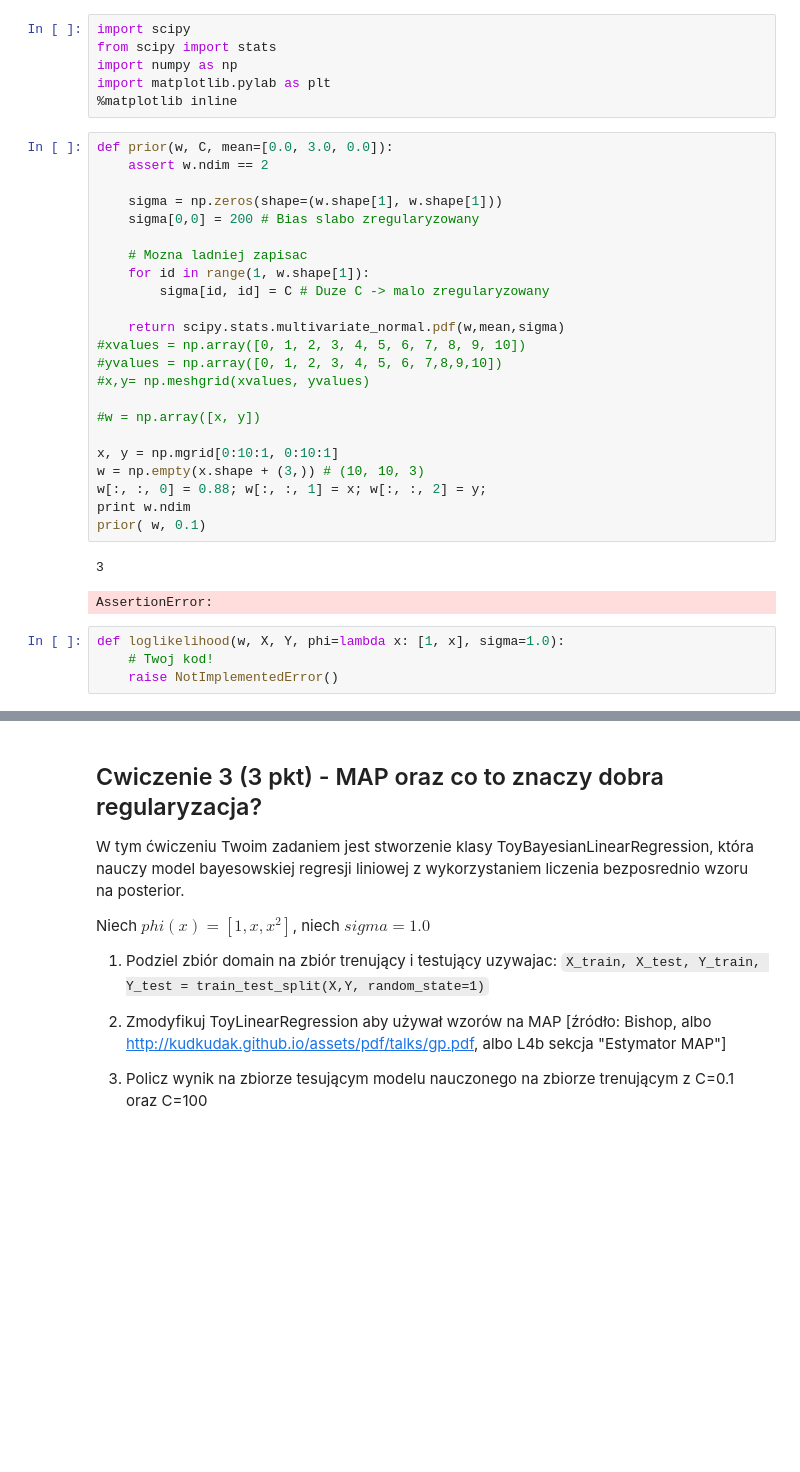
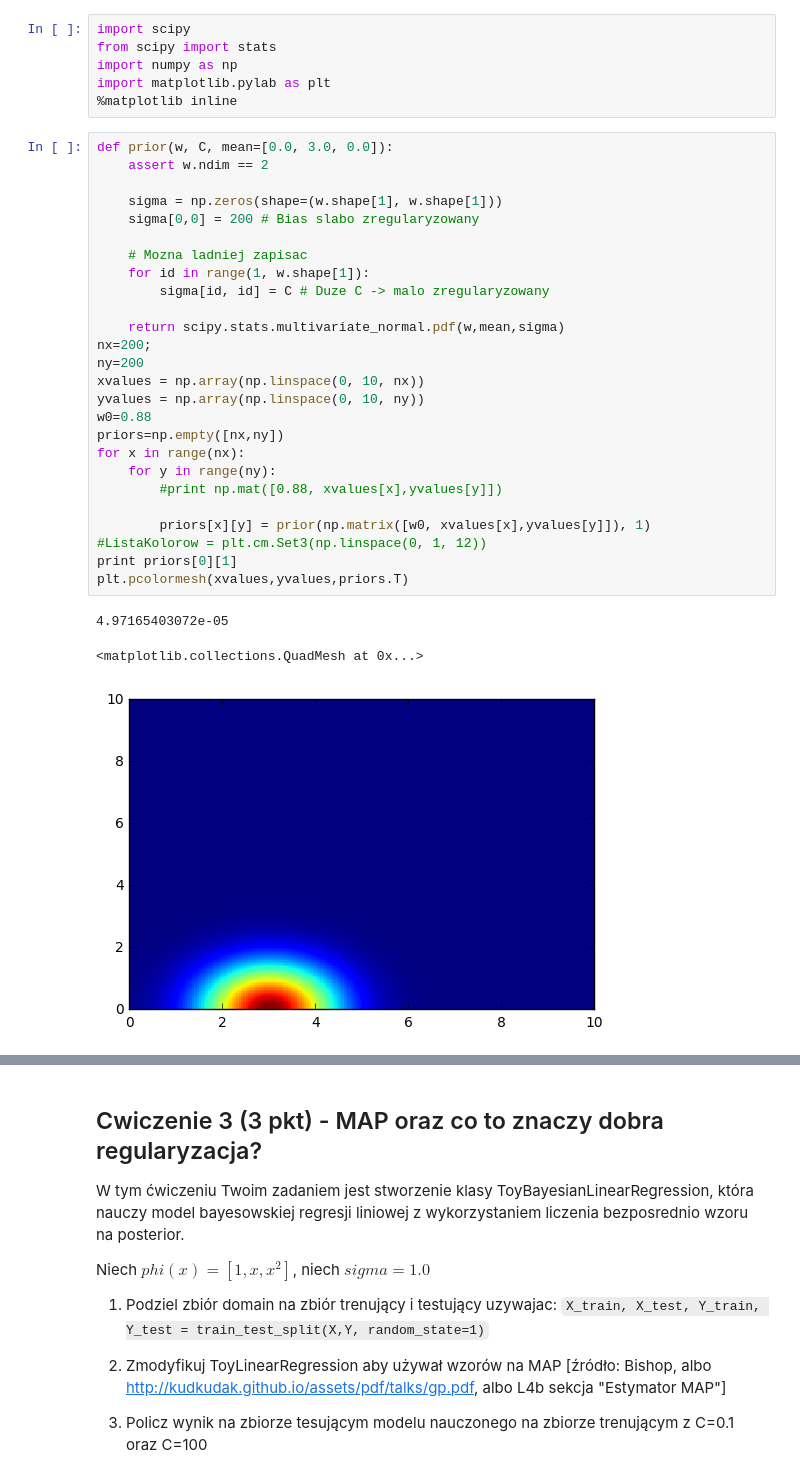
Before and after one commit to Szarad/rozwiazania_ml2017, a Jupyter notebook: L3a.ipynb, the cells around one changed output, grey strips where cells are left out. Saved outputs shown, nothing was run; the diff lists cells and outputs as text; blank space fills up the shorter version.

```diff
--- a/L3a.ipynb
+++ b/L3a.ipynb
@@ -197,30 +202,30 @@ import matplotlib.pylab as plt
 # %%
 def prior(w, C, mean=[0.0, 3.0, 0.0]):
     assert w.ndim == 2
 
     sigma = np.zeros(shape=(w.shape[1], w.shape[1]))
     sigma[0,0] = 200 # Bias slabo zregularyzowany
 
     # Mozna ladniej zapisac
     for id in range(1, w.shape[1]):
         sigma[id, id] = C # Duze C -> malo zregularyzowany
 
     return scipy.stats.multivariate_normal.pdf(w,mean,sigma)
-#xvalues = np.array([0, 1, 2, 3, 4, 5, 6, 7, 8, 9, 10])
-#yvalues = np.array([0, 1, 2, 3, 4, 5, 6, 7,8,9,10])
-#x,y= np.meshgrid(xvalues, yvalues)
+nx=200;
+ny=200
+xvalues = np.array(np.linspace(0, 10, nx))
+yvalues = np.array(np.linspace(0, 10, ny))
+w0=0.88
+priors=np.empty([nx,ny])
+for x in range(nx):
+    for y in range(ny):
+        #print np.mat([0.88, xvalues[x],yvalues[y]])
 
-#w = np.array([x, y])
-
-x, y = np.mgrid[0:10:1, 0:10:1]
-w = np.empty(x.shape + (3,)) # (10, 10, 3)
-w[:, :, 0] = 0.88; w[:, :, 1] = x; w[:, :, 2] = y;
-print w.ndim
-prior( w, 0.1)
+        priors[x][y] = prior(np.matrix([w0, xvalues[x],yvalues[y]]), 1)
+#ListaKolorow = plt.cm.Set3(np.linspace(0, 1, 12))
+print priors[0][1]
+plt.pcolormesh(xvalues,yvalues,priors.T)
 # %% [output]
-3
+4.97165403072e-05
-AssertionError:
+<matplotlib.collections.QuadMesh at 0x...>
+[figure, added]
-# %%
-def loglikelihood(w, X, Y, phi=lambda x: [1, x], sigma=1.0):
-    # Twoj kod!
-    raise NotImplementedError()
```
Also changed, not shown: parts of 6 cells of this notebook.
